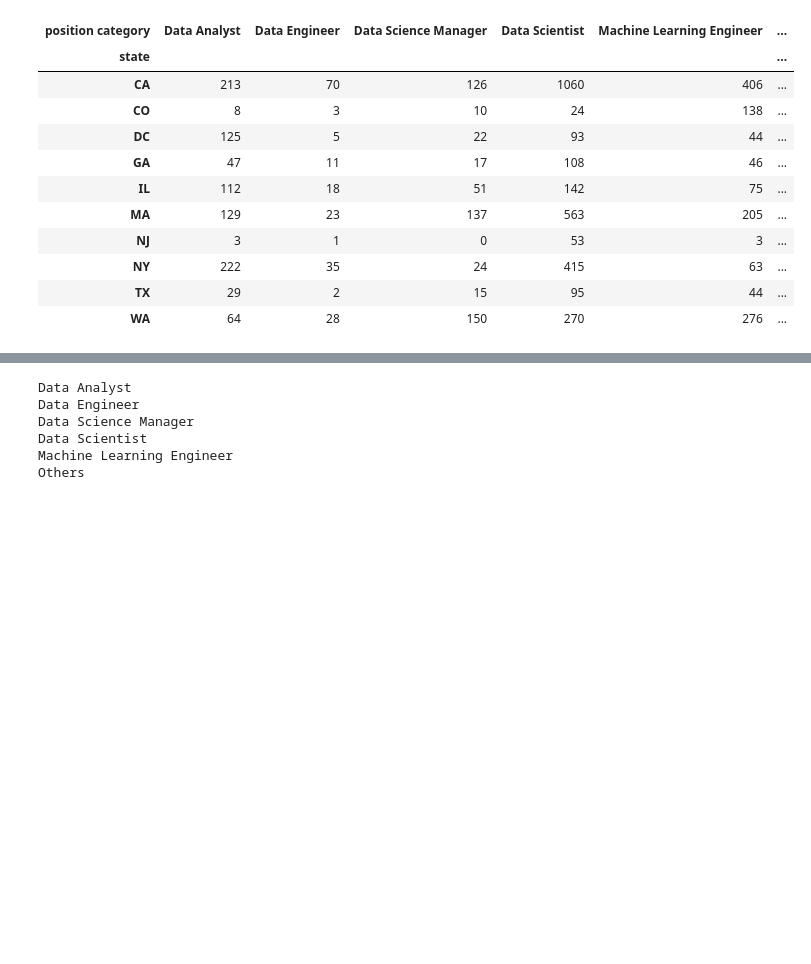
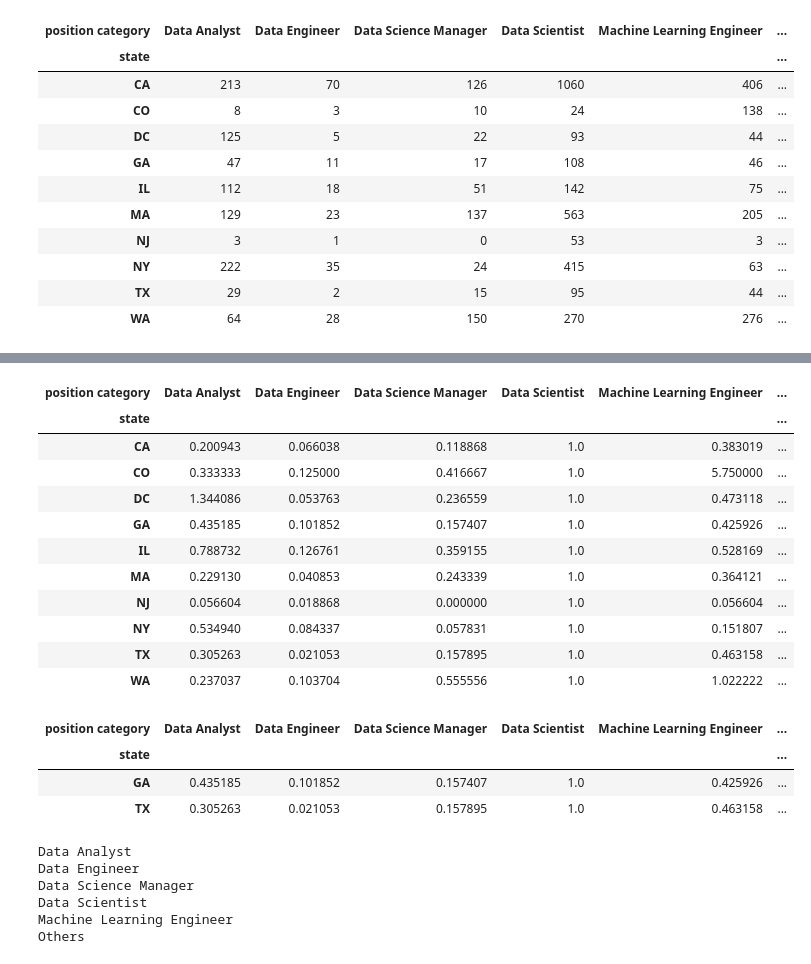
Before and after one commit to scsleal/A-brief-EDA-of-dataset-Data-Scientist-Job-Market-in-the-U.S., a Jupyter notebook: main_notebook.ipynb, the cells around one changed output, grey strips where cells are left out. Saved outputs shown, nothing was run; the diff lists cells and outputs as text; code cells hidden in the pictures; blank space fills up the shorter version.

```diff
--- a/main_notebook.ipynb
+++ b/main_notebook.ipynb
@@ -277,3 +313,25 @@ c_table
+# %%
+c_table.apply(lambda x: x/c_table['Data Scientist'])
+# %% [output]
+| position category | Data Analyst | Data Engineer | Data Science Manager | Data Scientist | Machine Learning Engineer | ... |
+| state |  |  |  |  |  | ... |
+| CA | 0.200943 | 0.066038 | 0.118868 | 1.0 | 0.383019 | ... |
+| CO | 0.333333 | 0.125000 | 0.416667 | 1.0 | 5.750000 | ... |
+| DC | 1.344086 | 0.053763 | 0.236559 | 1.0 | 0.473118 | ... |
+| GA | 0.435185 | 0.101852 | 0.157407 | 1.0 | 0.425926 | ... |
+| IL | 0.788732 | 0.126761 | 0.359155 | 1.0 | 0.528169 | ... |
+| MA | 0.229130 | 0.040853 | 0.243339 | 1.0 | 0.364121 | ... |
+| NJ | 0.056604 | 0.018868 | 0.000000 | 1.0 | 0.056604 | ... |
+| NY | 0.534940 | 0.084337 | 0.057831 | 1.0 | 0.151807 | ... |
+| TX | 0.305263 | 0.021053 | 0.157895 | 1.0 | 0.463158 | ... |
+| WA | 0.237037 | 0.103704 | 0.555556 | 1.0 | 1.022222 | ... |
+# %%
+c_table.apply(lambda x: x/c_table['Data Scientist']).loc[['GA','TX']]
+# %% [output]
+| position category | Data Analyst | Data Engineer | Data Science Manager | Data Scientist | Machine Learning Engineer | ... |
+| state |  |  |  |  |  | ... |
+| GA | 0.435185 | 0.101852 | 0.157407 | 1.0 | 0.425926 | ... |
+| TX | 0.305263 | 0.021053 | 0.157895 | 1.0 | 0.463158 | ... |
 # %%
 for col in c_table.columns:
     print(col)
```
Also changed, not shown: parts of 7 cells of this notebook, 1 other file.
